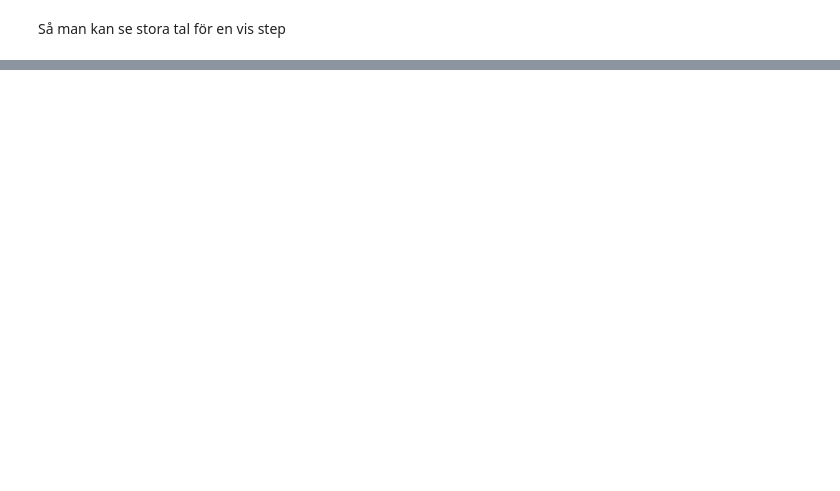
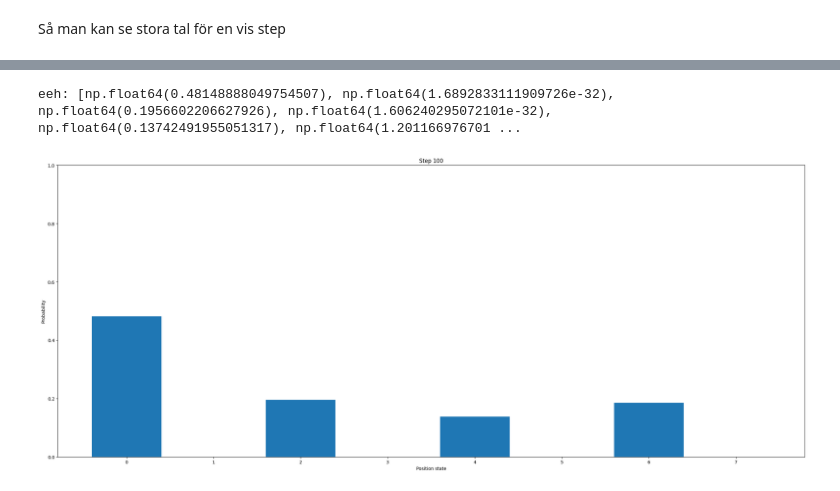
Before and after one commit to Toshihide-Sakao/DA150X-Qauntum-Szegedy-Walk, a Jupyter notebook: qiskit-saker/quantum_szegedy.ipynb, the cells around one changed output, grey strips where cells are left out. Drawn from its saved outputs; the diff is of its cells as text; code cells hidden in the pictures; blank space fills up the shorter version.

```diff
--- a/qiskit-saker/quantum_szegedy.ipynb
+++ b/qiskit-saker/quantum_szegedy.ipynb
@@ -235,0 +180,14 @@ Text(0, 0.5, 'Probability')
+# %%
+def plot_step(values, step):
+    print(f"eeh: {values[step]}, eeeeh: {len(values)}")
+    fig, axs = plt.subplots(1, 1, figsize=(24, 10))
+
+    axs.bar(range(2**num_input), values[step])
+    # ai].bar(filtered.keys(), filtered.values())
+    axs.set_title(f"Step {step}")
+    axs.set_ylim(0, 1)
+    axs.set_xlabel("Position state")
+    axs.set_ylabel("Probability")
+
+    plt.tight_layout()
+    plt.show()
@@ -235,0 +203,5 @@ Text(0, 0.5, 'Probability')
+# %%
+plot_step(values, 100)
+# %% [output]
+eeh: [np.float64(0.48148888049754507), np.float64(1.6892833111909726e-32), np.float64(0.1956602206627926), np.float64(1.606240295072101e-32), np.float64(0.13742491955051317), np.float64(1.201166976701 ...
+[figure, added]
```
Also changed, not shown: parts of 6 cells of this notebook.
